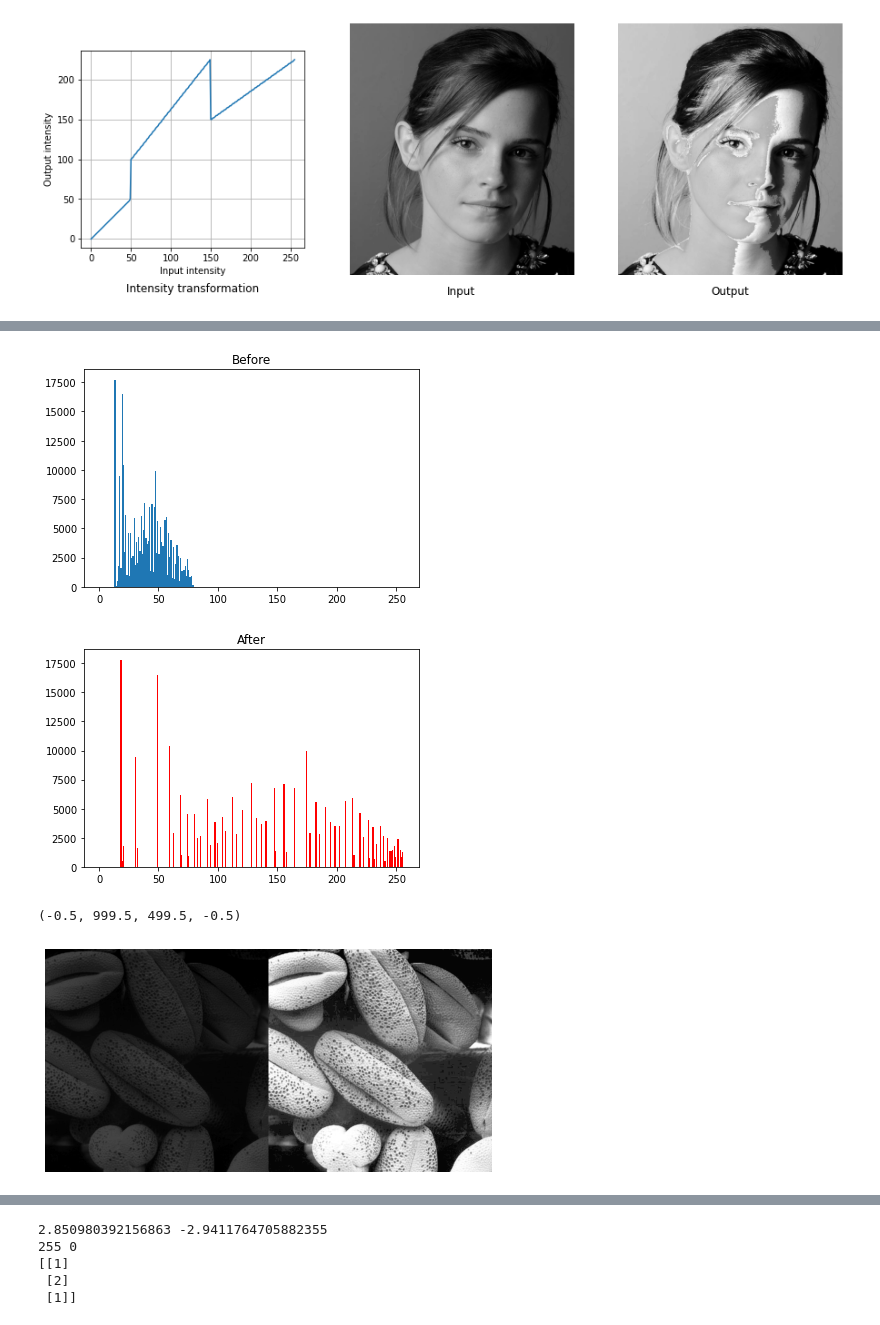
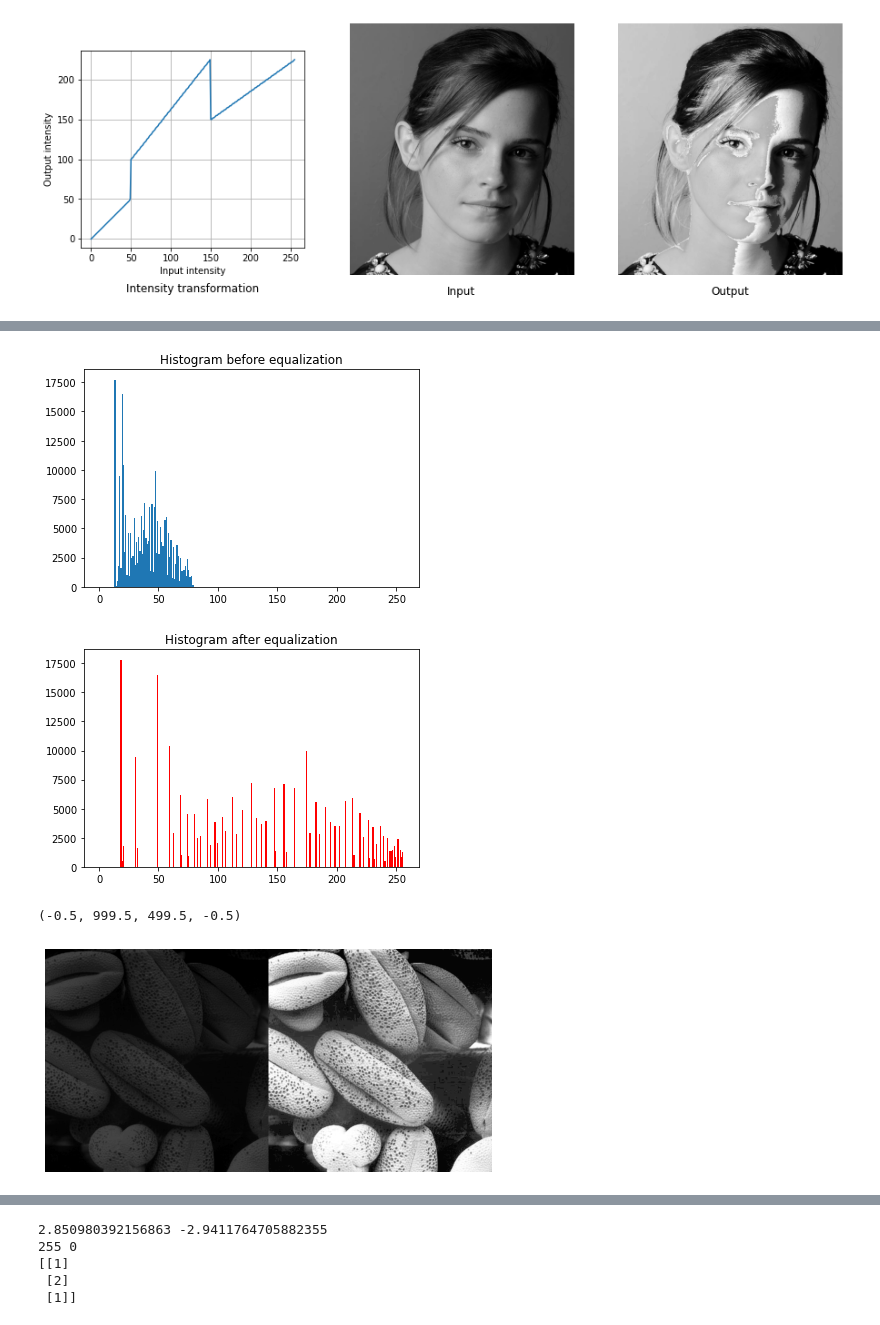
Before and after one commit to Kithdara/assignment_1, a Jupyter notebook: image_assignment_1.ipynb, the cells around one changed output, grey strips where cells are left out. Drawn from its saved outputs; the diff is of its cells as text; code cells hidden in the pictures.

```diff
--- a/image_assignment_1.ipynb
+++ b/image_assignment_1.ipynb
@@ -114,31 +128,37 @@ ax.imshow(img3)
 # %%
 import numpy as np
 import cv2 as cv
 import matplotlib.pyplot as plt
+#equalization funtion
+def equalization(img):
+    L=256
+    hist,bins = np.histogram(img.ravel(),256,[0,256])
+    cdf=hist.cumsum() #calculate cdf
+    eqcHist = np.round((L-1)*cdf/cdf.max()) #normalized between 0-255
+    return cv.LUT(img,eqcHist) #mapping
 
+#load image
 img =cv.imread("shells.png",cv.IMREAD_GRAYSCALE)
 plt.hist(img.flatten(),256,[0,256])
-plt.title("Before")
+plt.title("Histogram before equalization")
 plt.show()
-L=256
-hist,bins = np.histogram(img.ravel(),256,[0,256])
-cdf=hist.cumsum()
-eqcHist = np.round((L-1)*cdf/cdf.max())
 
-img2 = cv.LUT(img,eqcHist)
+#equalization
+img2 = equalization(img)
 
+#plot
 plt.hist(img2.flatten(),256,[0,256],color='r')
-plt.title("After")
+plt.title("Histogram after equalization")
 plt.show()
 
 
 fig,ax=plt.subplots(1,1,figsize=(8,8))
 pkc = np.hstack((img,img2))
 ax.imshow(pkc,cmap='gray')
 plt.axis('off')
 # %% [output]
-[figure, old version]
+[figure, new version]
-[figure, old version]
+[figure, new version]
 (-0.5, 999.5, 499.5, -0.5)
 [figure]
 # %%
```
Also changed, not shown: parts of 5 cells of this notebook.
